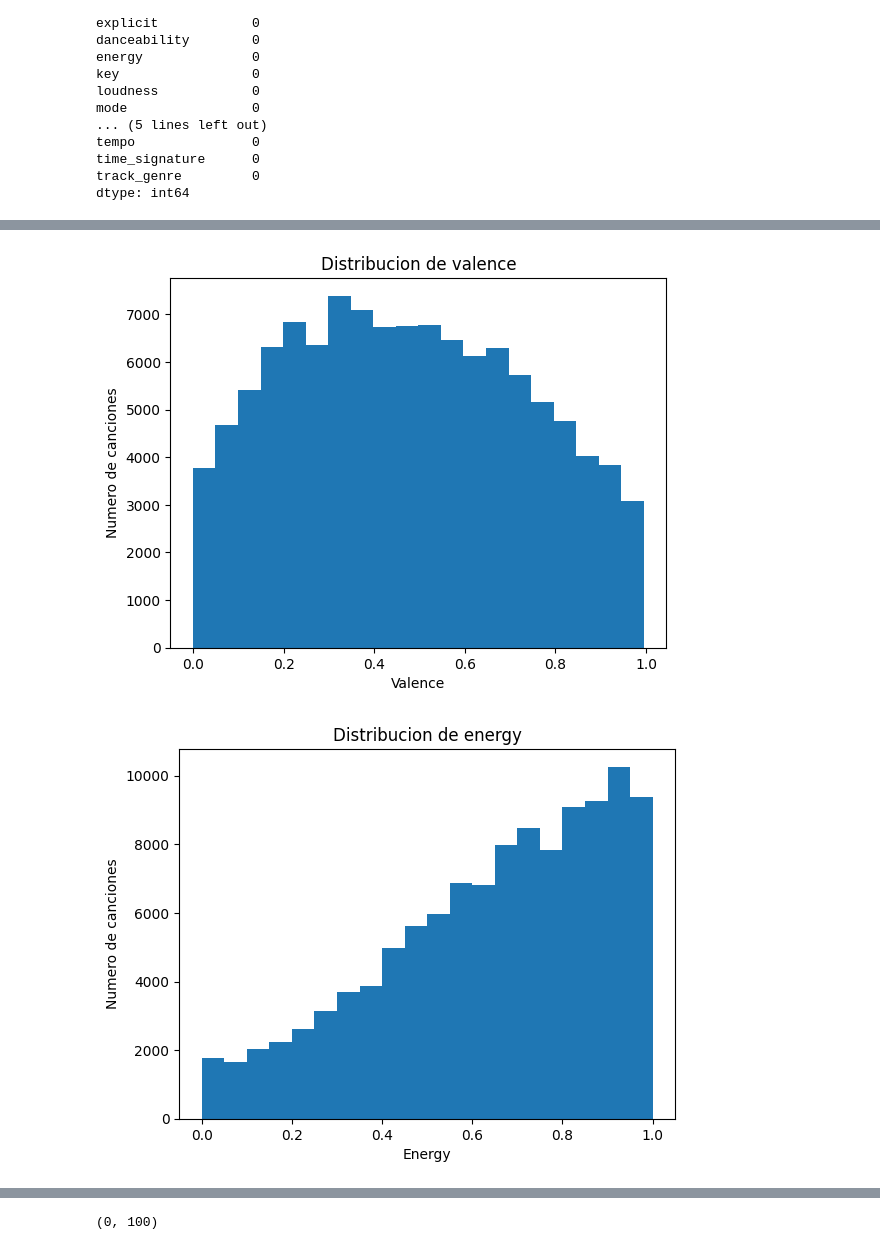
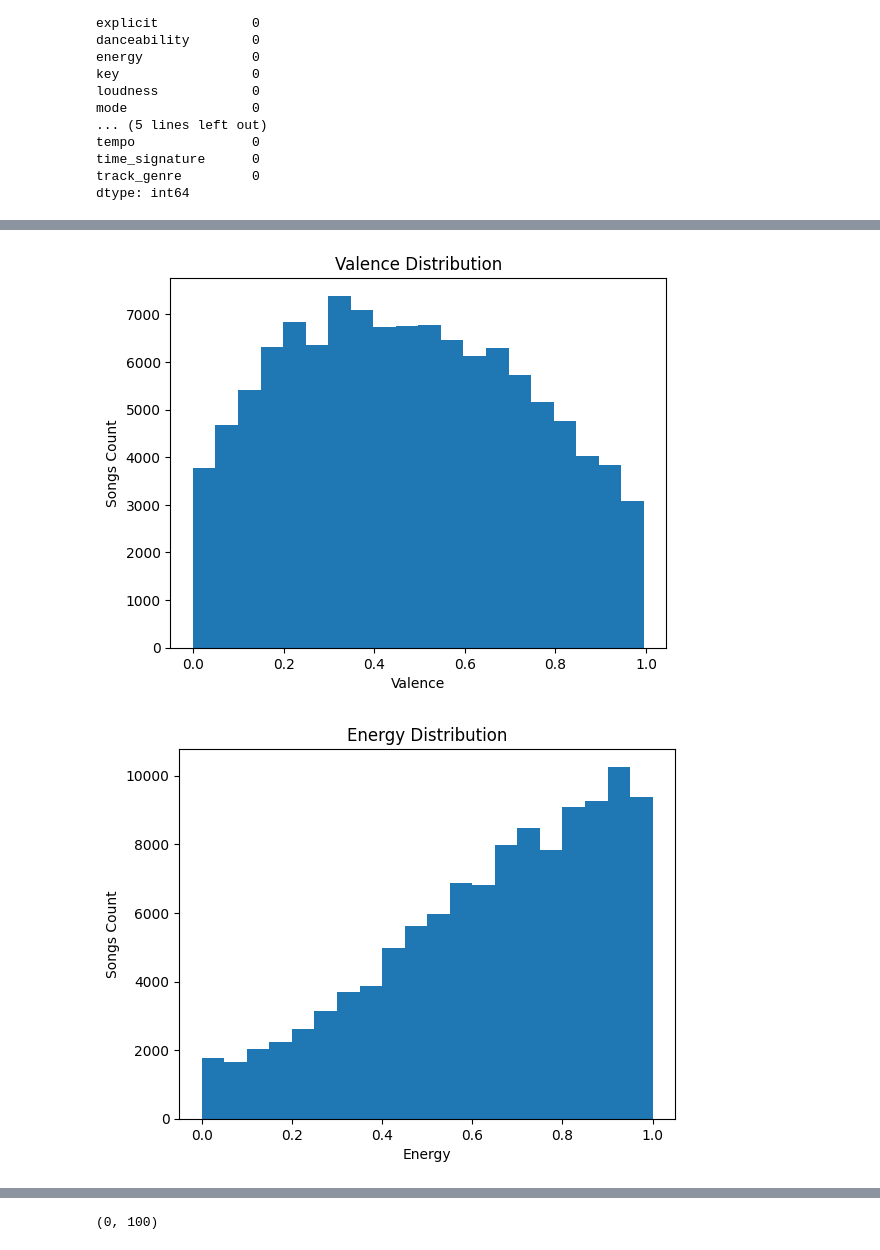
Before and after one commit to EmmanuelQuintero/WorkShop2, a Jupyter notebook: Notebooks/01_EDA_SpotifyTracks.ipynb, the cells around one changed output, grey strips where cells are left out. Saved outputs shown, nothing was run; the diff lists cells and outputs as text; code cells hidden in the pictures.

```diff
--- a/Notebooks/01_EDA_SpotifyTracks.ipynb
+++ b/Notebooks/01_EDA_SpotifyTracks.ipynb
@@ -219,21 +202,17 @@ plt.show()
 # %%
-# Distribucion de valence
-
 df['valence'].plot(kind='hist', bins=20)
-plt.title('Distribucion de valence')
-plt.ylabel('Numero de canciones')
+plt.title('Valence Distribution')
+plt.ylabel('Songs Count')
 plt.xlabel('Valence')
 plt.show()
 # %% [output]
-[figure, old version]
+[figure, new version]
 # %%
-#Distribucion de energia
-
 df['energy'].plot(kind='hist', bins=20)
-plt.title('Distribucion de energy')
-plt.ylabel('Numero de canciones')
+plt.title('Energy Distribution')
+plt.ylabel('Songs Count')
 plt.xlabel('Energy')
 plt.show()
 # %% [output]
-[figure, old version]
+[figure, new version]
 # %%
```
Also changed, not shown: parts of 50 cells of this notebook, 5 other files.
